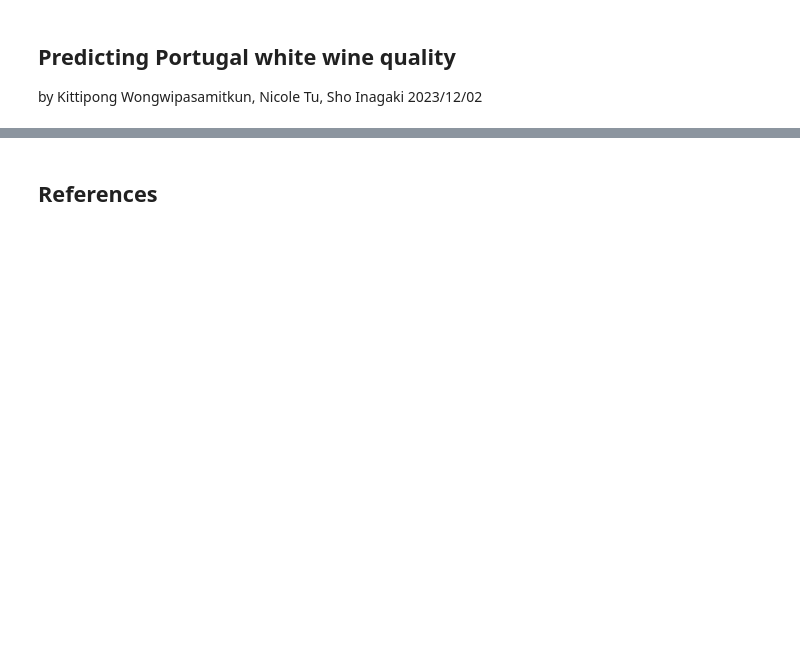
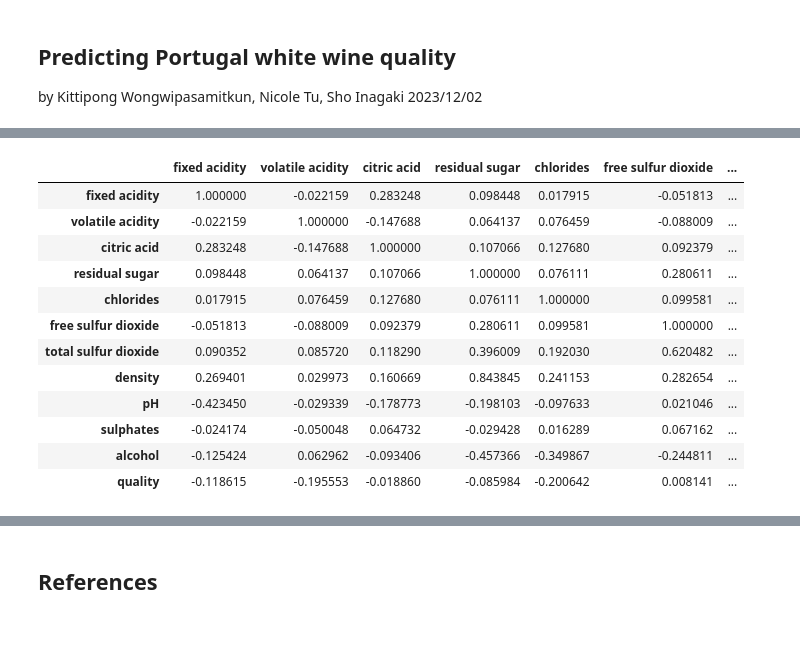
Before and after one commit to UBC-MDS/DSCI_522_group16, a Jupyter notebook: report/portugal_white_wine_quality_predictor_report.ipynb, the cells around one changed output, grey strips where cells are left out. Saved outputs shown, nothing was run; the diff lists cells and outputs as text; code cells hidden in the pictures; blank space fills up the shorter version.

```diff
--- a/report/portugal_white_wine_quality_predictor_report.ipynb
+++ b/report/portugal_white_wine_quality_predictor_report.ipynb
@@ -37,0 +70,16 @@ from src.functions import calculate_model_scores
+# %%
+pd.read_csv("../results/tables/correlation_matrix.csv", index_col=0).style.background_gradient()
+# %% [output]
+|  | fixed acidity | volatile acidity | citric acid | residual sugar | chlorides | free sulfur dioxide | ... |
+| fixed acidity | 1.000000 | -0.022159 | 0.283248 | 0.098448 | 0.017915 | -0.051813 | ... |
+| volatile acidity | -0.022159 | 1.000000 | -0.147688 | 0.064137 | 0.076459 | -0.088009 | ... |
+| citric acid | 0.283248 | -0.147688 | 1.000000 | 0.107066 | 0.127680 | 0.092379 | ... |
+| residual sugar | 0.098448 | 0.064137 | 0.107066 | 1.000000 | 0.076111 | 0.280611 | ... |
+| chlorides | 0.017915 | 0.076459 | 0.127680 | 0.076111 | 1.000000 | 0.099581 | ... |
+| free sulfur dioxide | -0.051813 | -0.088009 | 0.092379 | 0.280611 | 0.099581 | 1.000000 | ... |
+| total sulfur dioxide | 0.090352 | 0.085720 | 0.118290 | 0.396009 | 0.192030 | 0.620482 | ... |
+| density | 0.269401 | 0.029973 | 0.160669 | 0.843845 | 0.241153 | 0.282654 | ... |
+| pH | -0.423450 | -0.029339 | -0.178773 | -0.198103 | -0.097633 | 0.021046 | ... |
+| sulphates | -0.024174 | -0.050048 | 0.064732 | -0.029428 | 0.016289 | 0.067162 | ... |
+| alcohol | -0.125424 | 0.062962 | -0.093406 | -0.457366 | -0.349867 | -0.244811 | ... |
+| quality | -0.118615 | -0.195553 | -0.018860 | -0.085984 | -0.200642 | 0.008141 | ... |
```
Also changed, not shown: parts of 32 cells of this notebook, 26 other files.
